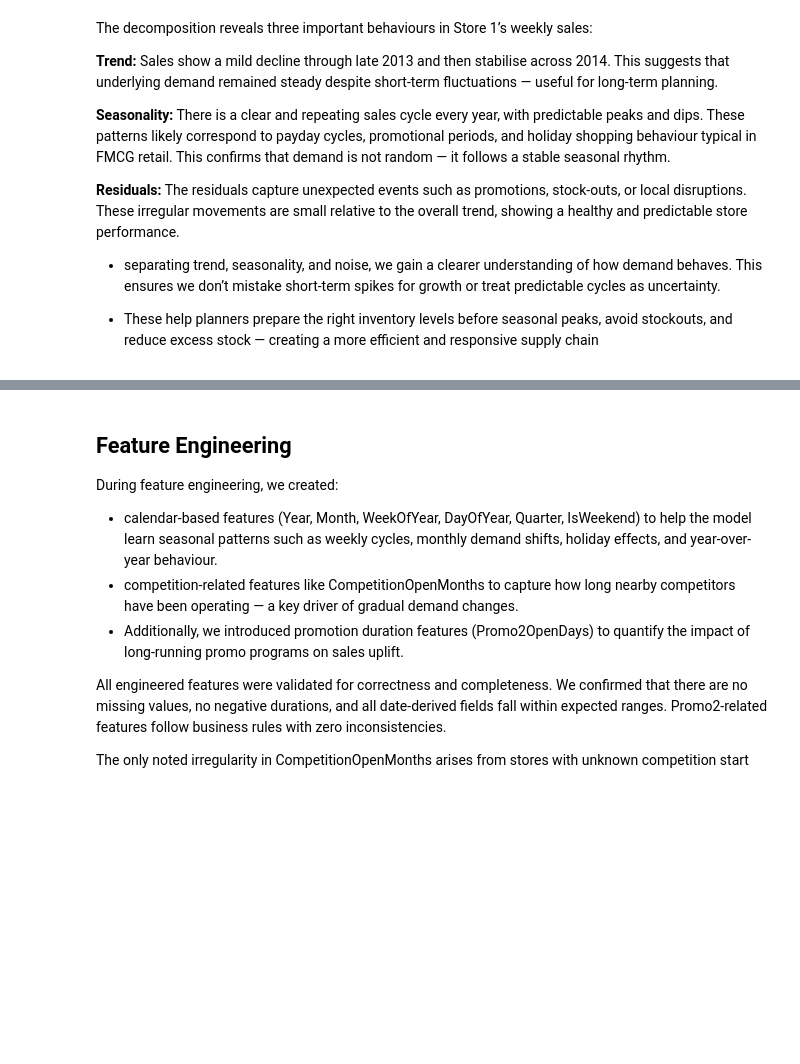
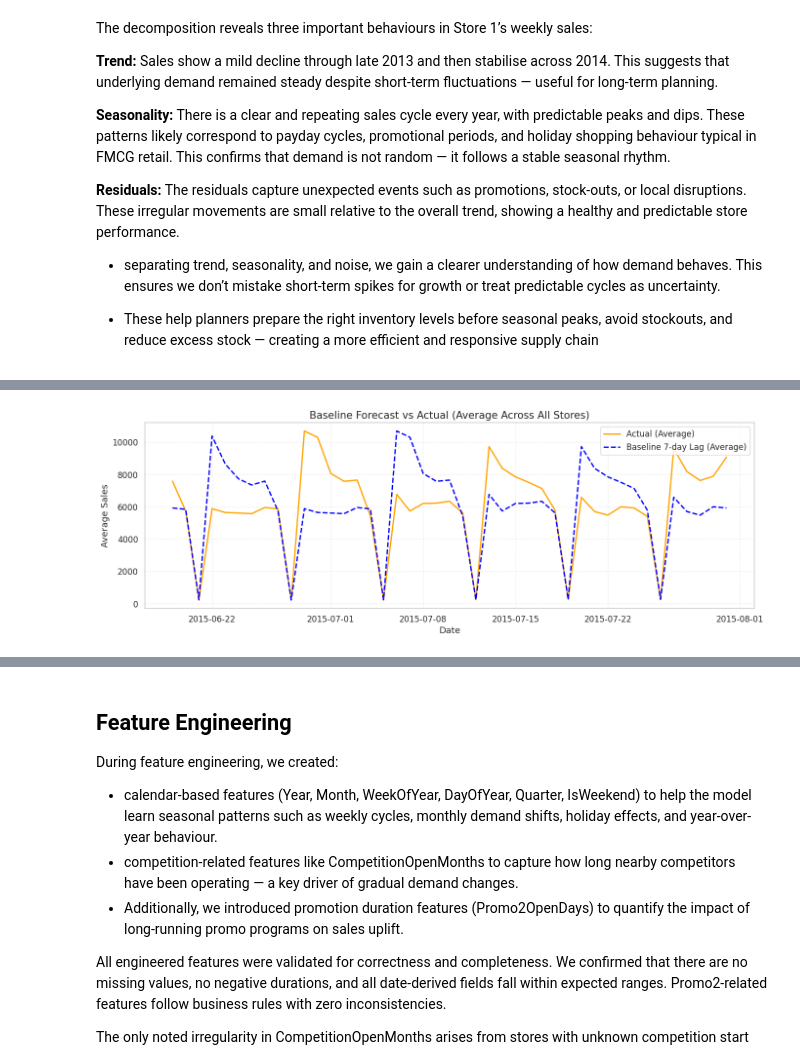
Before and after one commit to valentine96/Demand-Planning-and-Forecasting, a Jupyter notebook: notebooks/Capstone_Project.ipynb, the cells around one changed output, grey strips where cells are left out. Drawn from its saved outputs; the diff is of its cells as text; code cells hidden in the pictures; blank space fills up the shorter version.

```diff
--- a/notebooks/Capstone_Project.ipynb
+++ b/notebooks/Capstone_Project.ipynb
@@ -804,0 +963,21 @@ The residuals capture unexpected events such as promotions, stock-outs, or local
+# %%
+# AVERAGE FORECAST VISUAL
+mean_val = val_data.groupby("Date")[["Sales", "Baseline_Sales"]].mean()
+
+plt.figure(figsize=(14, 5))
+plt.plot(mean_val.index, mean_val["Sales"],
+         label="Actual (Average)", color="orange",
+         linewidth=2)
+plt.plot(mean_val.index, mean_val["Baseline_Sales"],
+         label="Baseline 7-day Lag (Average)",
+         color="blue", linestyle='--', linewidth=2)
+
+plt.title("Baseline Forecast vs Actual (Average Across All Stores)", fontsize=15)
+plt.xlabel("Date")
+plt.ylabel("Average Sales")
+plt.legend()
+plt.grid(linestyle='--', alpha=0.3)
+plt.tight_layout()
+plt.show()
+# %% [output]
+[figure, added]
```
Also changed, not shown: parts of 117 cells of this notebook.
